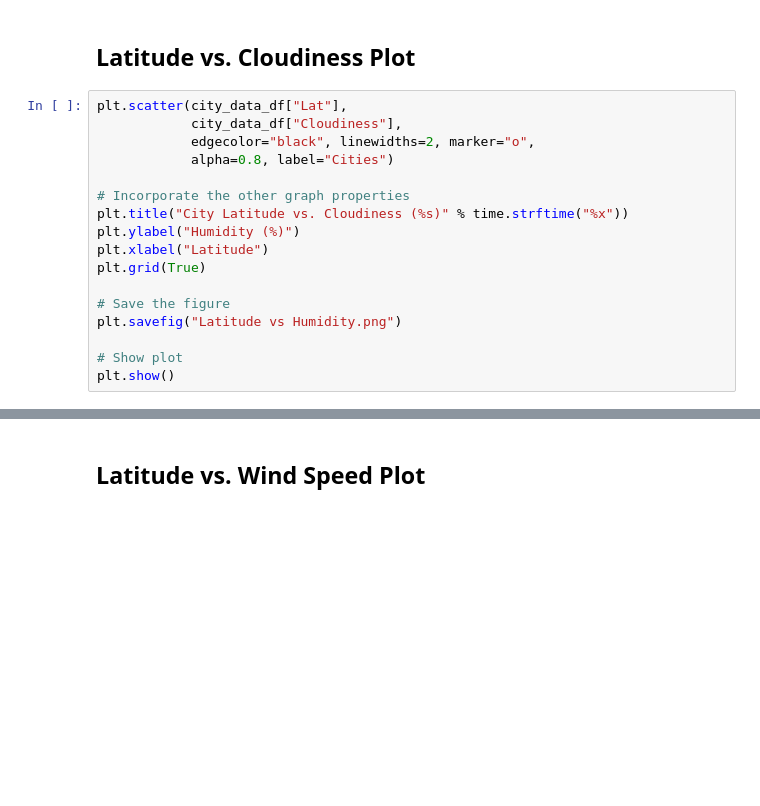
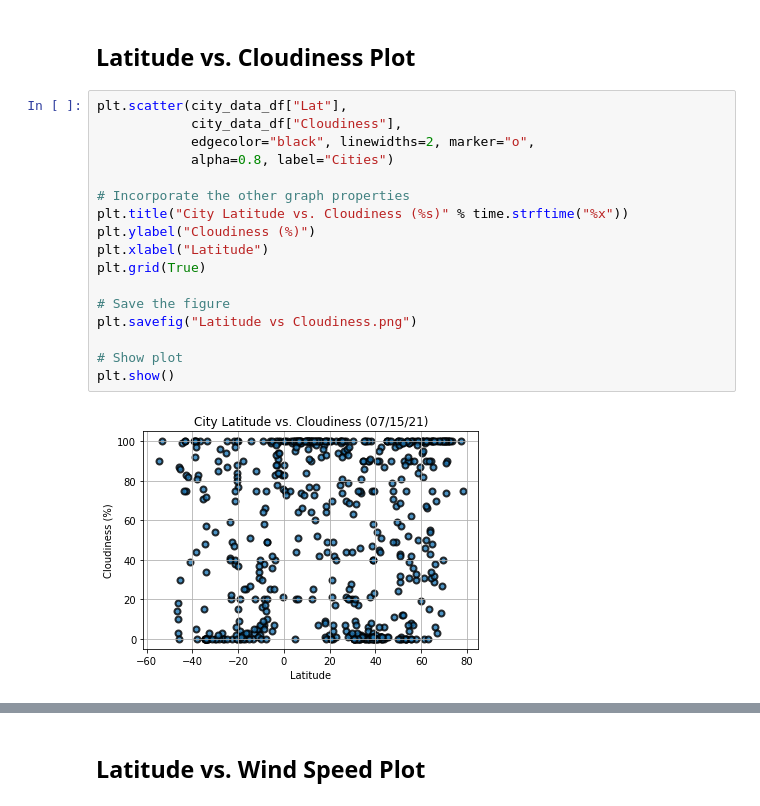
Before and after one commit to OnyNwosu/PythonAPI-Challenge, a Jupyter notebook: Instructions/WeatherPy/WeatherPy.ipynb, the cells around one changed output, grey strips where cells are left out. Drawn from its saved outputs; the diff is of its cells as text; blank space fills up the shorter version.

```diff
--- a/Instructions/WeatherPy/WeatherPy.ipynb
+++ b/Instructions/WeatherPy/WeatherPy.ipynb
@@ -317,17 +317,19 @@ plt.show()
 # %%
 plt.scatter(city_data_df["Lat"],
             city_data_df["Cloudiness"],
             edgecolor="black", linewidths=2, marker="o",
             alpha=0.8, label="Cities")
 
 # Incorporate the other graph properties
 plt.title("City Latitude vs. Cloudiness (%s)" % time.strftime("%x"))
-plt.ylabel("Humidity (%)")
+plt.ylabel("Cloudiness (%)")
 plt.xlabel("Latitude")
 plt.grid(True)
 
 # Save the figure
-plt.savefig("Latitude vs Humidity.png")
+plt.savefig("Latitude vs Cloudiness.png")
 
 # Show plot
 plt.show()
+# %% [output]
+[figure, added]
```
Also changed, not shown: parts of 3 cells of this notebook, 1 other file.
